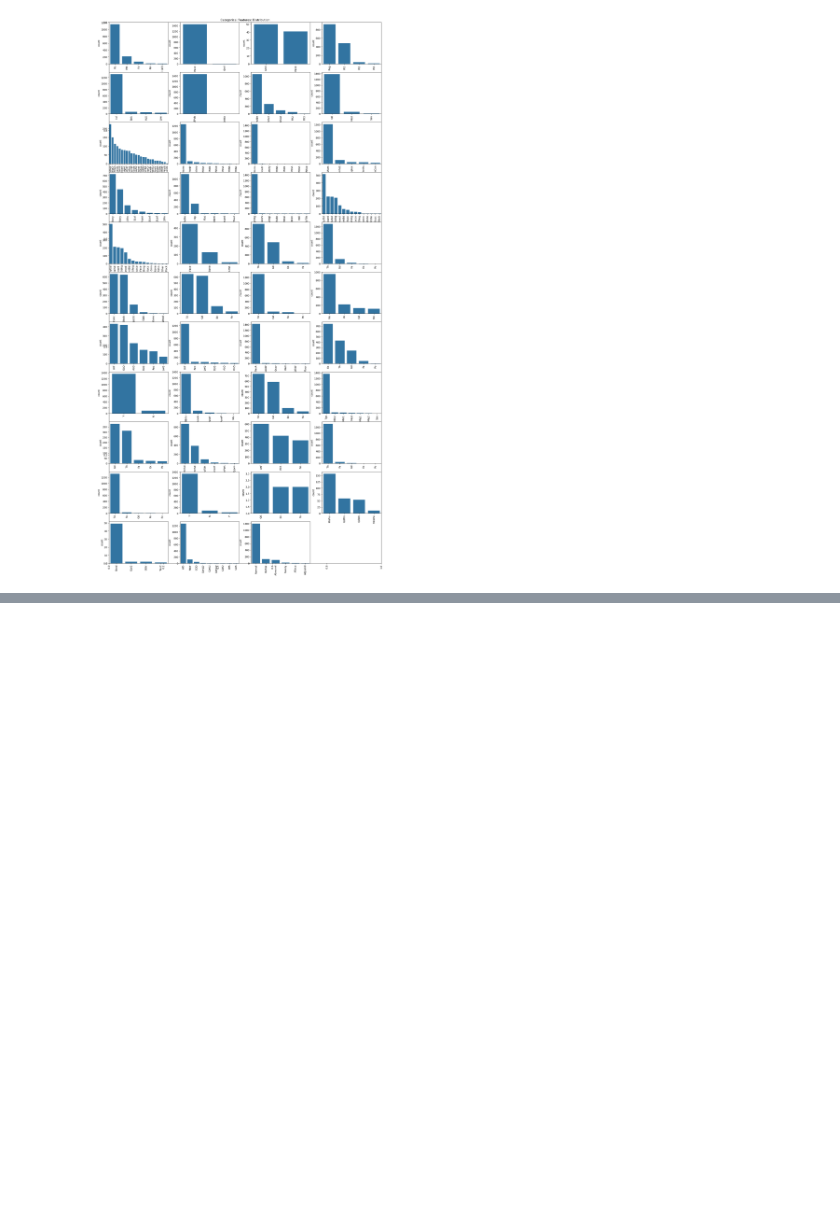
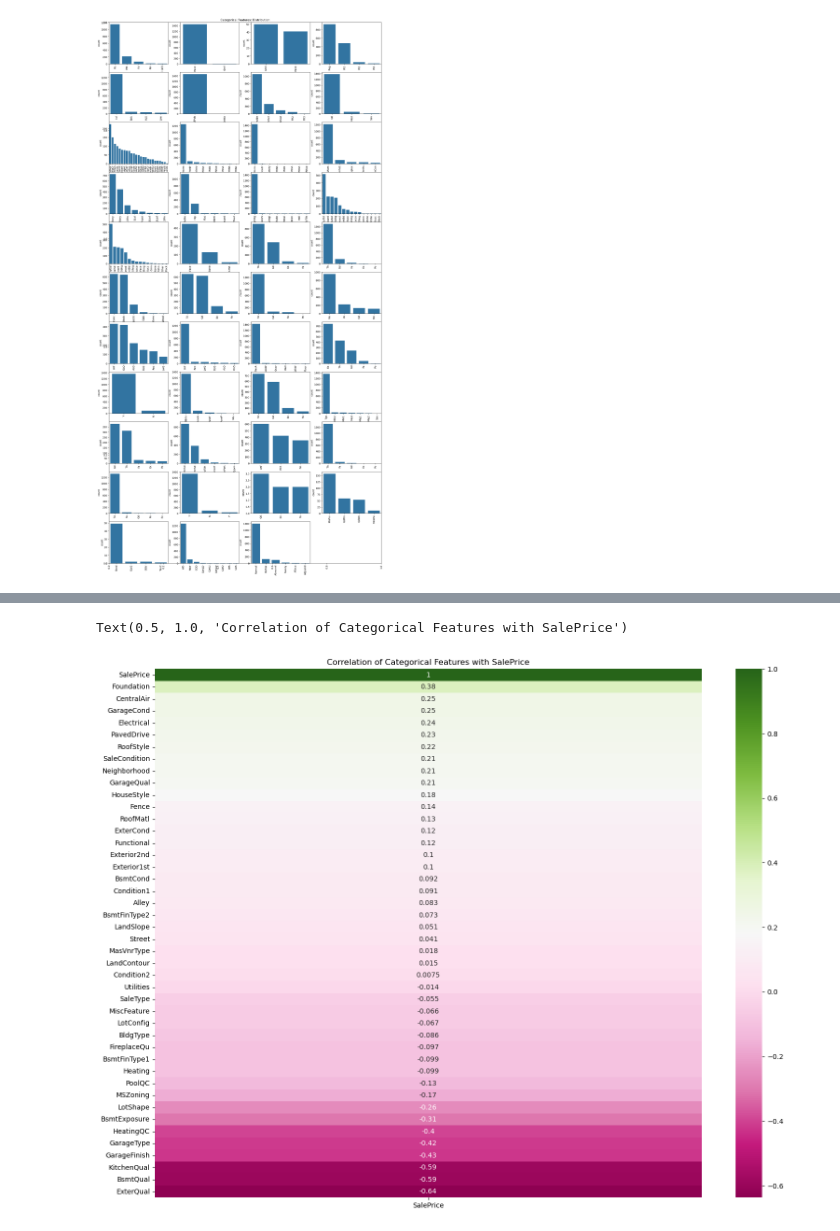
Before and after one commit to Mrfunderburker/House-Prices-Portfolio-Project, a Jupyter notebook: code/eda.ipynb, the cells around one changed output, grey strips where cells are left out. Cells and saved outputs as stored; diff of their text form; code cells hidden in the pictures; blank space fills up the shorter version.

```diff
--- a/code/eda.ipynb
+++ b/code/eda.ipynb
@@ -282,0 +299,21 @@ for col in categorical_cols:
+# %%
+# 1. Add 'SalePrice' to the list of columns
+cols = categorical_cols + ['SalePrice']
+df_temp = df[cols].copy()
+
+# 2. Fill missing values and label encode categoricals
+le = LabelEncoder()
+for col in categorical_cols:
+    df_temp[col] = df_temp[col].fillna('None')
+    df_temp[col] = le.fit_transform(df_temp[col])
+
+# 3. Compute correlation
+cm = df_temp.corr()
+
+# 4. Plot heatmap of correlation with SalePrice
+plt.figure(figsize=(18, 14))
+sns.heatmap(cm[['SalePrice']].sort_values(by='SalePrice', ascending=False), annot=True, cmap='PiYG')
+plt.title('Correlation of Categorical Features with SalePrice')
+# %% [output]
+Text(0.5, 1.0, 'Correlation of Categorical Features with SalePrice')
+[figure, added]
```
Also changed, not shown: parts of 6 cells of this notebook, 2 other files.
